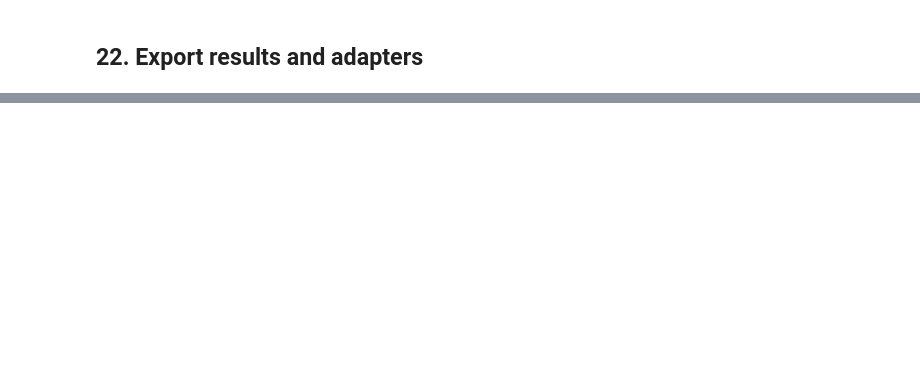
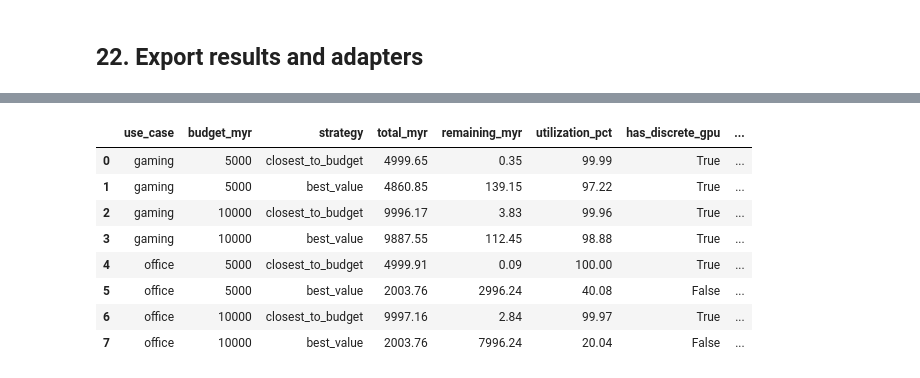
Before and after one commit to Xiang-Le1219/NLP_PCBuild, a Jupyter notebook: nlpass_completed.ipynb, the cells around one changed output, grey strips where cells are left out. Saved outputs shown, nothing was run; the diff lists cells and outputs as text; code cells hidden in the pictures; blank space fills up the shorter version.

```diff
--- a/nlpass_completed.ipynb
+++ b/nlpass_completed.ipynb
@@ -1937,3 +2122,35 @@ else:
+# %%
+# Regression check: a larger budget should produce a larger build in closest-to-budget mode.
+budget_rows = []
+for use_case in ("gaming", "office"):
+    for budget in (5000, 10000):
+        for strategy in ("closest_to_budget", "best_value"):
+            request = dict(use_case=use_case, budget=budget, currency="MYR",
+                           budget_strategy=strategy)
+            result = engine.recommend(request)
+            if result["ok"]:
+                budget_rows.append(dict(
+                    use_case=use_case, budget_myr=budget, strategy=strategy,
+                    total_myr=round(result["total_myr"], 2),
+                    remaining_myr=round(result["budget_myr"] - result["total_myr"], 2),
+                    utilization_pct=round(result["budget_utilization_pct"], 2),
+                    has_discrete_gpu=any(x["category"] == "gpu" for x in result["items"]),
+                    within_budget=result["total_myr"] <= result["budget_myr"] + 1e-6
+                ))
+
+budget_comparison = pd.DataFrame(budget_rows)
+display(budget_comparison)
+assert budget_comparison["within_budget"].all(), "A generated build exceeded its budget."
+# %% [output]
+|  | use_case | budget_myr | strategy | total_myr | remaining_myr | utilization_pct | has_discrete_gpu | ... |
+| 0 | gaming | 5000 | closest_to_budget | 4999.65 | 0.35 | 99.99 | True | ... |
+| 1 | gaming | 5000 | best_value | 4860.85 | 139.15 | 97.22 | True | ... |
+| 2 | gaming | 10000 | closest_to_budget | 9996.17 | 3.83 | 99.96 | True | ... |
+| 3 | gaming | 10000 | best_value | 9887.55 | 112.45 | 98.88 | True | ... |
+| 4 | office | 5000 | closest_to_budget | 4999.91 | 0.09 | 100.00 | True | ... |
+| 5 | office | 5000 | best_value | 2003.76 | 2996.24 | 40.08 | False | ... |
+| 6 | office | 10000 | closest_to_budget | 9997.16 | 2.84 | 99.97 | True | ... |
+| 7 | office | 10000 | best_value | 2003.76 | 7996.24 | 20.04 | False | ... |
 # %%
 # Save actual results and a self-contained source/results archive (no automatic download).
 from pathlib import Path
```
Also changed, not shown: parts of 24 cells of this notebook, 15 other files.
